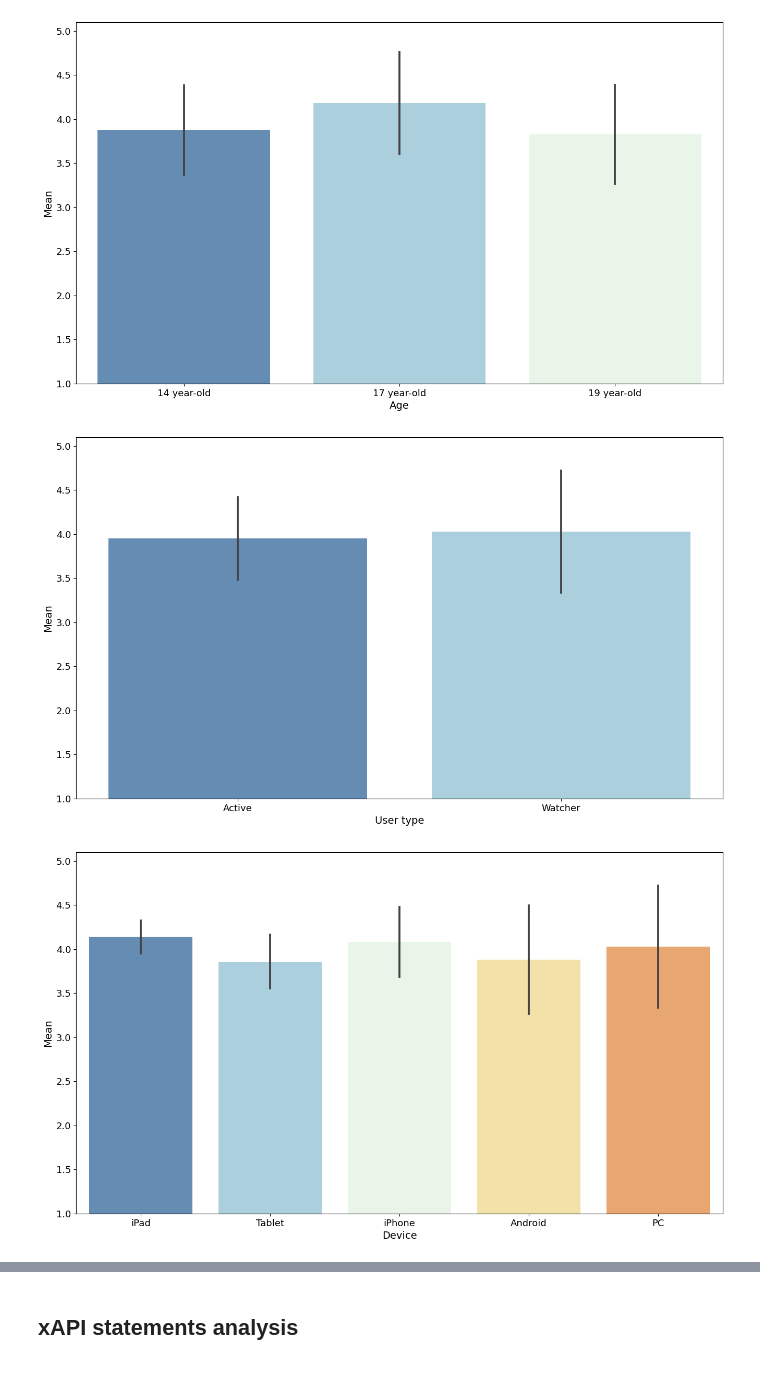
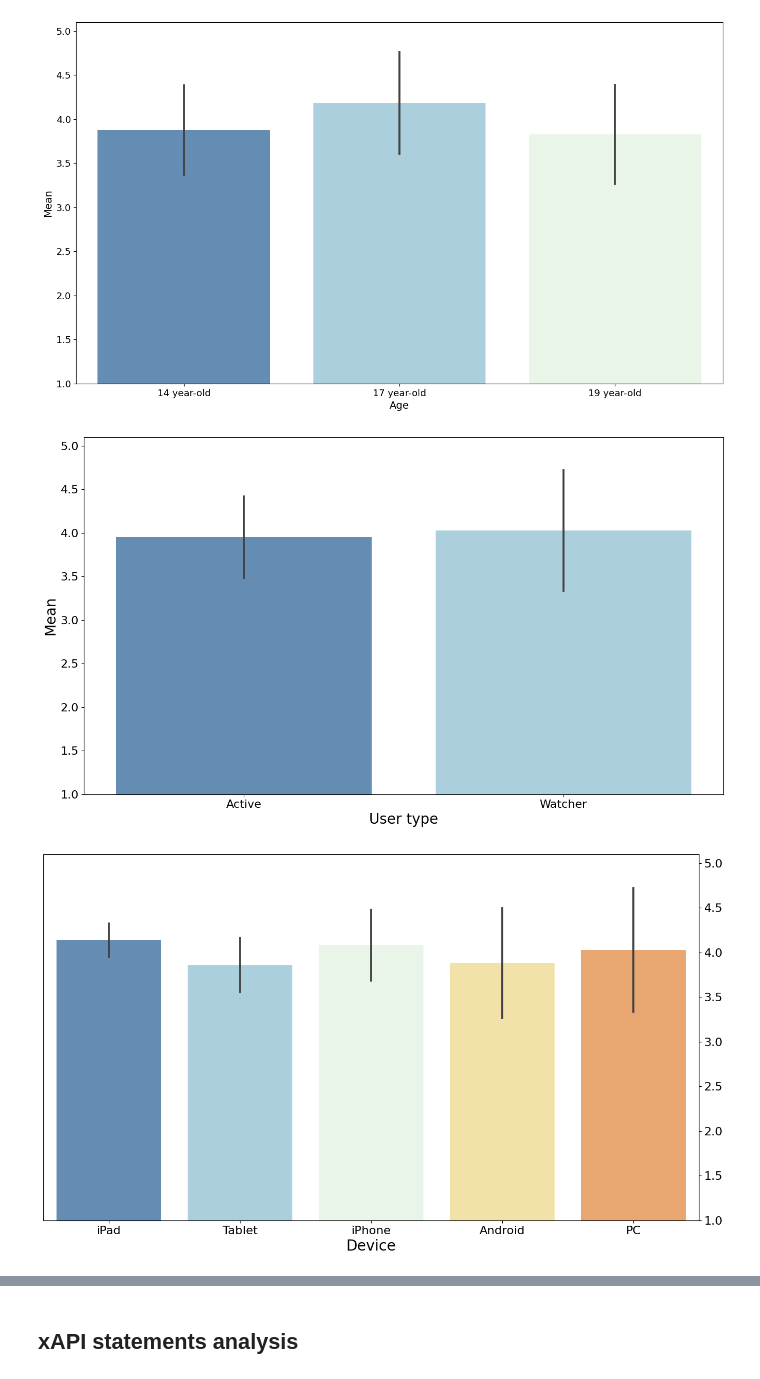
Before and after one commit to Stocastico/Evaluation_paper, a Jupyter notebook: data_analysis/Data_analysis_all.ipynb, the cells around one changed output, grey strips where cells are left out. Cells and saved outputs as stored; diff of their text form; code cells hidden in the pictures.

Commit message:
Update images

```diff
--- a/data_analysis/Data_analysis_all.ipynb
+++ b/data_analysis/Data_analysis_all.ipynb
@@ -407,16 +408,23 @@ plt.savefig(img_folder / 'avg_q_score_age')
 g = sns.barplot(data=survey_new, y="Mean", x="User type", errorbar='sd',
                 orient='v', palette=cmap_disc)
 g.set(ylim=(1,5.1))
+g.set_ylabel("Mean", fontsize=20)
+g.set_xlabel("User type", fontsize=20)
+g.tick_params(labelsize=16)
 plt.savefig(img_folder / 'avg_q_score_usertype')
 # %% [output]
-[figure, old version]
+[figure, new version]
 # %%
 g = sns.barplot(data=survey_new, y="Mean", x="Device", errorbar='sd',
                 orient='v', palette=cmap_disc)
 g.set(ylim=(1,5.1))
+g.set_ylabel("", fontsize=20)
+g.set_xlabel("Device", fontsize=20)
+g.yaxis.tick_right()
+g.tick_params(labelsize=16, right=True, left=False)
 plt.savefig(img_folder / 'avg_q_score_device')
 # %% [output]
-[figure, old version]
+[figure, new version]
 # %%
 fig, ax = plt.subplots(2, 1)
 
```
Also changed, not shown: parts of 9 cells of this notebook, 13 other files.
